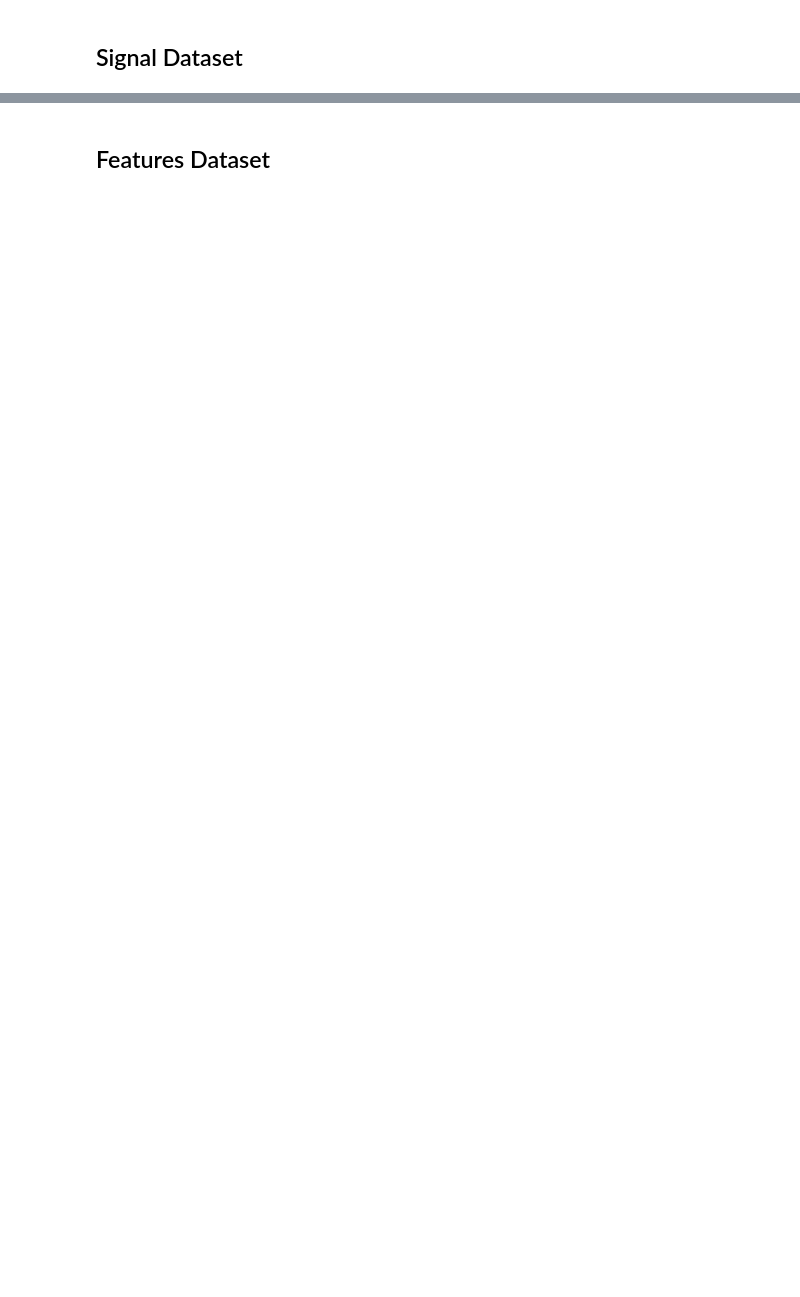
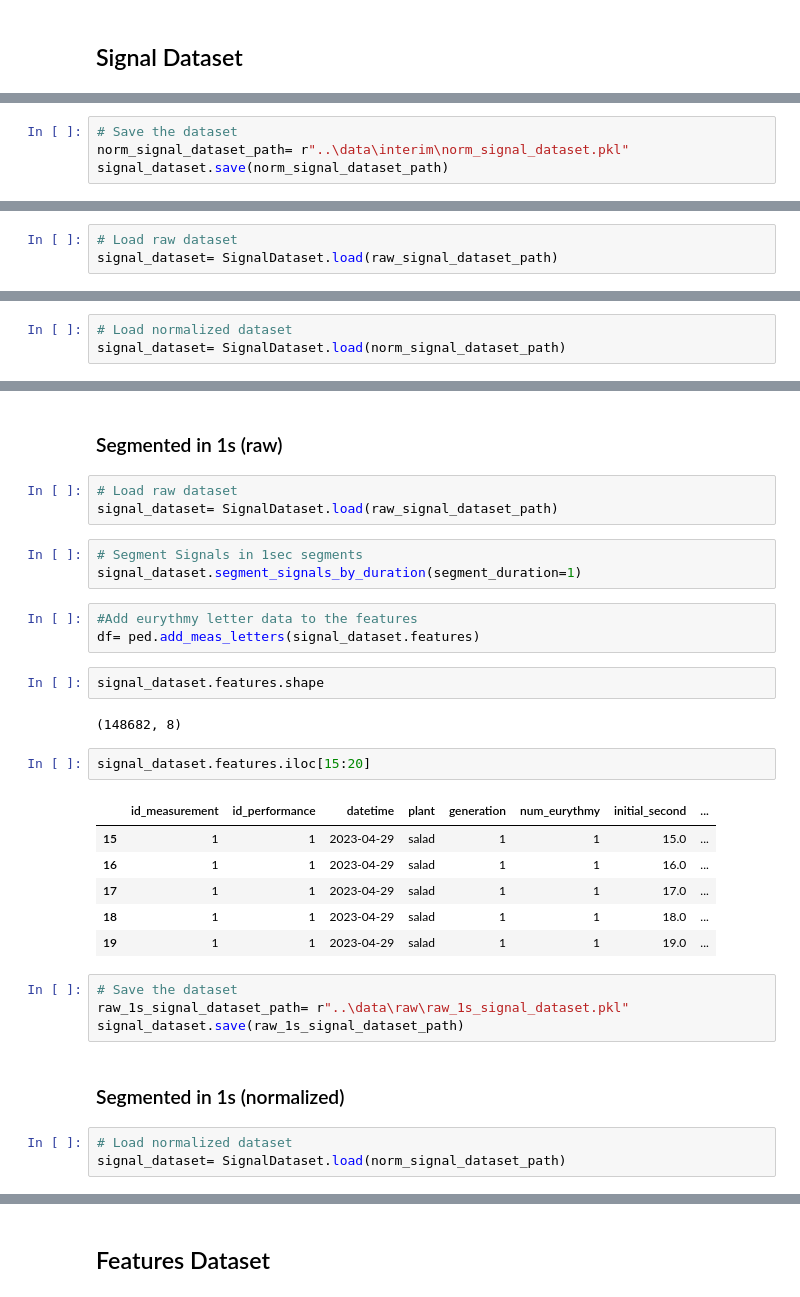
Before and after one commit to alvaro-francisco-gil/plant-reactivity-analysis, a Jupyter notebook: notebooks/make_dataset.ipynb, the cells around one changed output, grey strips where cells are left out. Drawn from its saved outputs; the diff is of its cells as text; blank space fills up the shorter version.

```diff
--- a/notebooks/make_dataset.ipynb
+++ b/notebooks/make_dataset.ipynb
@@ -68,0 +73,4 @@ extractor= WavFeatureExtractor(sample_rate= 10000, mfccs= True, temporal= True,
+# %%
+# Save the dataset
+norm_signal_dataset_path= r"..\data\interim\norm_signal_dataset.pkl"
+signal_dataset.save(norm_signal_dataset_path)
@@ -68,0 +79,3 @@ extractor= WavFeatureExtractor(sample_rate= 10000, mfccs= True, temporal= True,
+# %%
+# Load raw dataset
+signal_dataset= SignalDataset.load(raw_signal_dataset_path)
@@ -68,0 +108,3 @@ extractor= WavFeatureExtractor(sample_rate= 10000, mfccs= True, temporal= True,
+# %%
+# Load normalized dataset
+signal_dataset= SignalDataset.load(norm_signal_dataset_path)
@@ -68,0 +122,33 @@ extractor= WavFeatureExtractor(sample_rate= 10000, mfccs= True, temporal= True,
+# %% [markdown]
+### Segmented in 1s (raw)
+# %%
+# Load raw dataset
+signal_dataset= SignalDataset.load(raw_signal_dataset_path)
+# %%
+# Segment Signals in 1sec segments
+signal_dataset.segment_signals_by_duration(segment_duration=1)
+# %%
+#Add eurythmy letter data to the features
+df= ped.add_meas_letters(signal_dataset.features)
+# %%
+signal_dataset.features.shape
+# %% [output]
+(148682, 8)
+# %%
+signal_dataset.features.iloc[15:20]
+# %% [output]
+|  | id_measurement | id_performance | datetime | plant | generation | num_eurythmy | initial_second | ... |
+| 15 | 1 | 1 | 2023-04-29 | salad | 1 | 1 | 15.0 | ... |
+| 16 | 1 | 1 | 2023-04-29 | salad | 1 | 1 | 16.0 | ... |
+| 17 | 1 | 1 | 2023-04-29 | salad | 1 | 1 | 17.0 | ... |
+| 18 | 1 | 1 | 2023-04-29 | salad | 1 | 1 | 18.0 | ... |
+| 19 | 1 | 1 | 2023-04-29 | salad | 1 | 1 | 19.0 | ... |
+# %%
+# Save the dataset
+raw_1s_signal_dataset_path= r"..\data\raw\raw_1s_signal_dataset.pkl"
+signal_dataset.save(raw_1s_signal_dataset_path)
+# %% [markdown]
+### Segmented in 1s (normalized)
+# %%
+# Load normalized dataset
+signal_dataset= SignalDataset.load(norm_signal_dataset_path)
```
Also changed, not shown: parts of 46 cells of this notebook, 8 other files.
